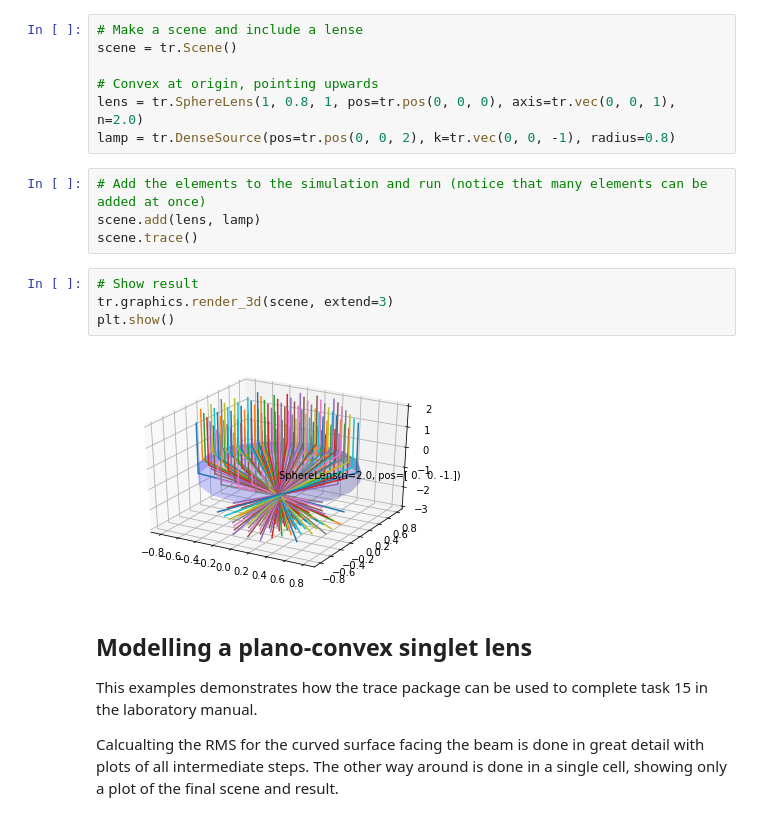
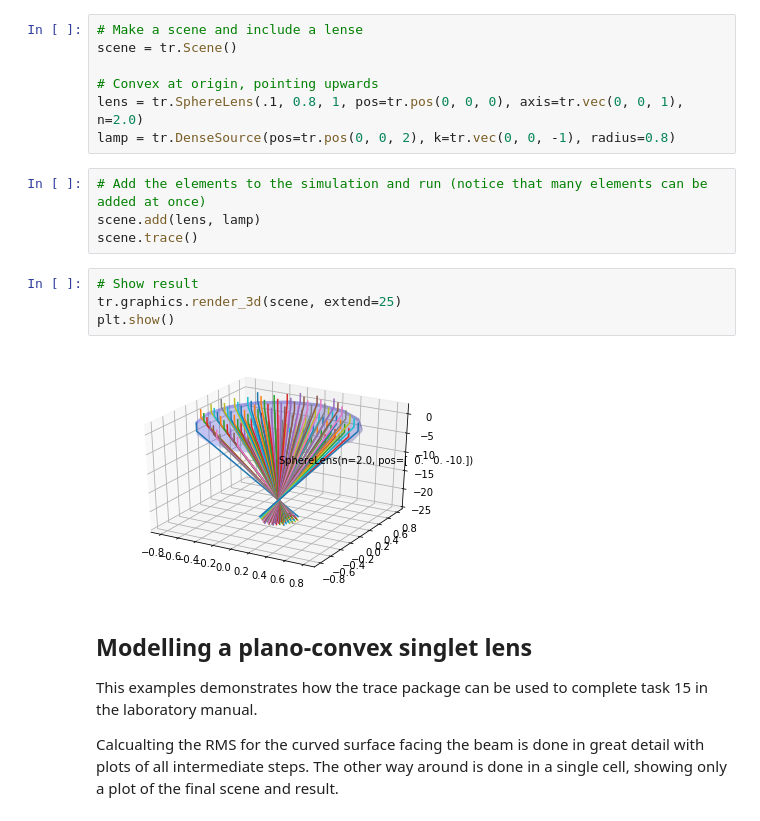
Before and after one commit to dyedgreen/labs-ray-tracing, a Jupyter notebook: demo_notebook.ipynb, the cells around one changed output. Cells and saved outputs as stored; diff of their text form.

```diff
--- a/demo_notebook.ipynb
+++ b/demo_notebook.ipynb
@@ -29,7 +29,7 @@ The following demonstrates the basic principles of trace.
 scene = tr.Scene()
 
 # Convex at origin, pointing upwards
-lens = tr.SphereLens(1, 0.8, 1, pos=tr.pos(0, 0, 0), axis=tr.vec(0, 0, 1), n=2.0)
+lens = tr.SphereLens(.1, 0.8, 1, pos=tr.pos(0, 0, 0), axis=tr.vec(0, 0, 1), n=2.0)
 lamp = tr.DenseSource(pos=tr.pos(0, 0, 2), k=tr.vec(0, 0, -1), radius=0.8)
 # %%
 # Add the elements to the simulation and run (notice that many elements can be added at once)
@@ -37,10 +37,10 @@ scene.add(lens, lamp)
 scene.trace()
 # %%
 # Show result
-tr.graphics.render_3d(scene, extend=3)
+tr.graphics.render_3d(scene, extend=25)
 plt.show()
 # %% [output]
-[figure, old version]
+[figure, new version]
 # %% [markdown]
 ## Modelling a plano-convex singlet lens
 
```
Also changed, not shown: parts of 12 cells of this notebook.
